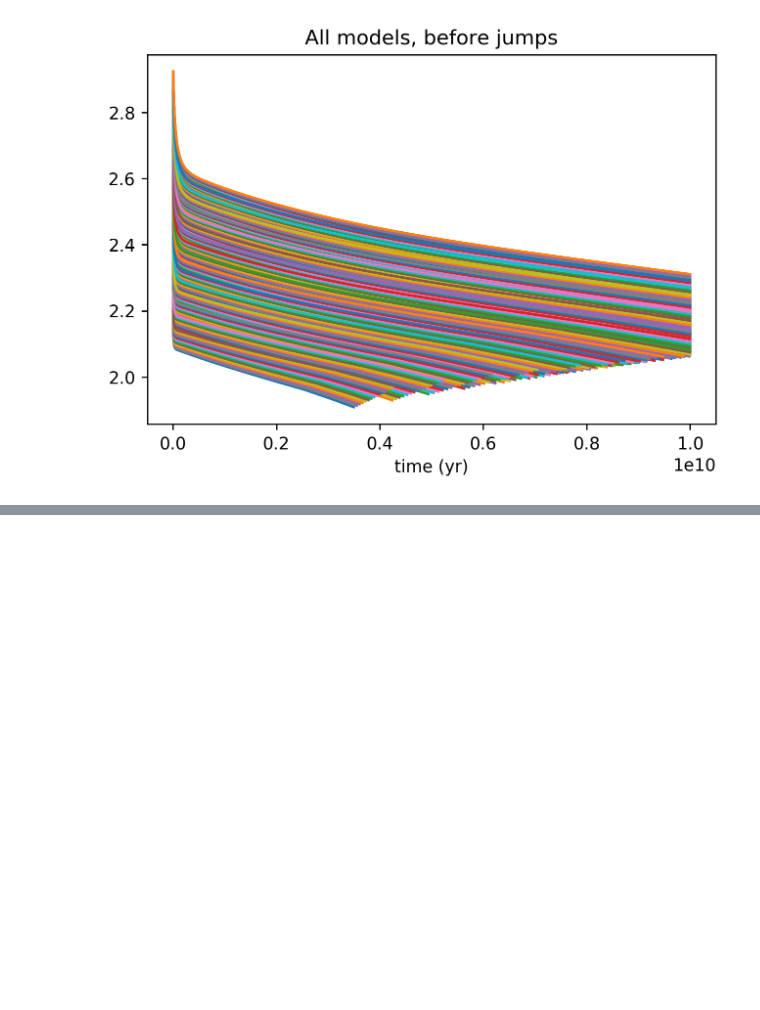
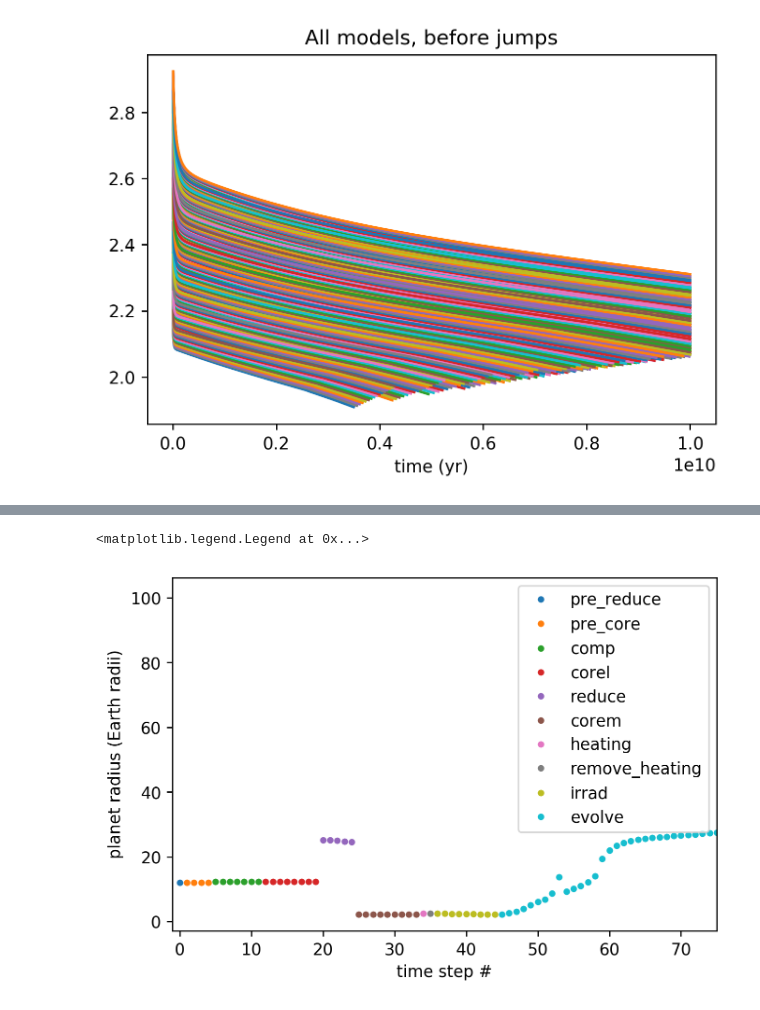
Before and after one commit to bridgethaas/subneptune-generator, a Jupyter notebook: practice.ipynb, the cells around one changed output, grey strips where cells are left out. Cells and saved outputs as stored; diff of their text form; code cells hidden in the pictures; blank space fills up the shorter version.

```diff
--- a/practice.ipynb
+++ b/practice.ipynb
@@ -287,0 +763,35 @@ not (a and b) -> not a or not b -> either doesnt go back in time or it does and
+# %%
+fig2 = plt.figure()
+ax2 = plt.gca()
+fig2.set_dpi(250)
+
+xs = np.arange(len(pre_reduce1.grid_radii[0]))
+ax2.plot(xs,pre_reduce1.grid_radii[0],'.', label='pre_reduce')
+xs = np.arange(len(pre_core1.grid_radii[0])) + xs[-1] + 1
+ax2.plot(xs,pre_core1.grid_radii[0],'.',label='pre_core')
+xs = np.arange(len(comp1.grid_radii[0])) + xs[-1] + 1
+ax2.plot(xs,comp1.grid_radii[0],'.',label='comp')
+xs = np.arange(len(corel1.grid_radii[0])) + xs[-1] + 1
+ax2.plot(xs,corel1.grid_radii[0],'.',label='corel')
+xs = np.arange(len(reduce1.grid_radii[0])) + xs[-1] + 1
+ax2.plot(xs,reduce1.grid_radii[0],'.',label='reduce')
+xs = np.arange(len(corem1.grid_radii[0])) + xs[-1] + 1
+ax2.plot(xs,corem1.grid_radii[0],'.',label='corem')
+xs = np.arange(len(heating1.grid_radii[0])) + xs[-1] + 1
+ax2.plot(xs,heating1.grid_radii[0],'.',label='heating')
+xs = np.arange(len(remove_heating1.grid_radii[0])) + xs[-1] + 1
+ax2.plot(xs,remove_heating1.grid_radii[0],'.',label='remove_heating')
+xs = np.arange(len(irrad1.grid_radii[0])) + xs[-1] + 1
+ax2.plot(xs,irrad1.grid_radii[0],'.',label='irrad')
+xs = xs = np.arange(len(evolve1.grid_radii[0])) + xs[-1] + 1
+ax2.plot(xs,evolve1.grid_radii[0],'.',label='evolve')
+
+ax2.set_xlabel('time step #')
+ax2.set_ylabel('planet radius (Earth radii)')
+
+ax2.set_xlim(-1,75)
+
+ax2.legend(loc=0)
+# %% [output]
+<matplotlib.legend.Legend at 0x...>
+[figure, added]
```
Also changed, not shown: parts of 49 cells of this notebook.
